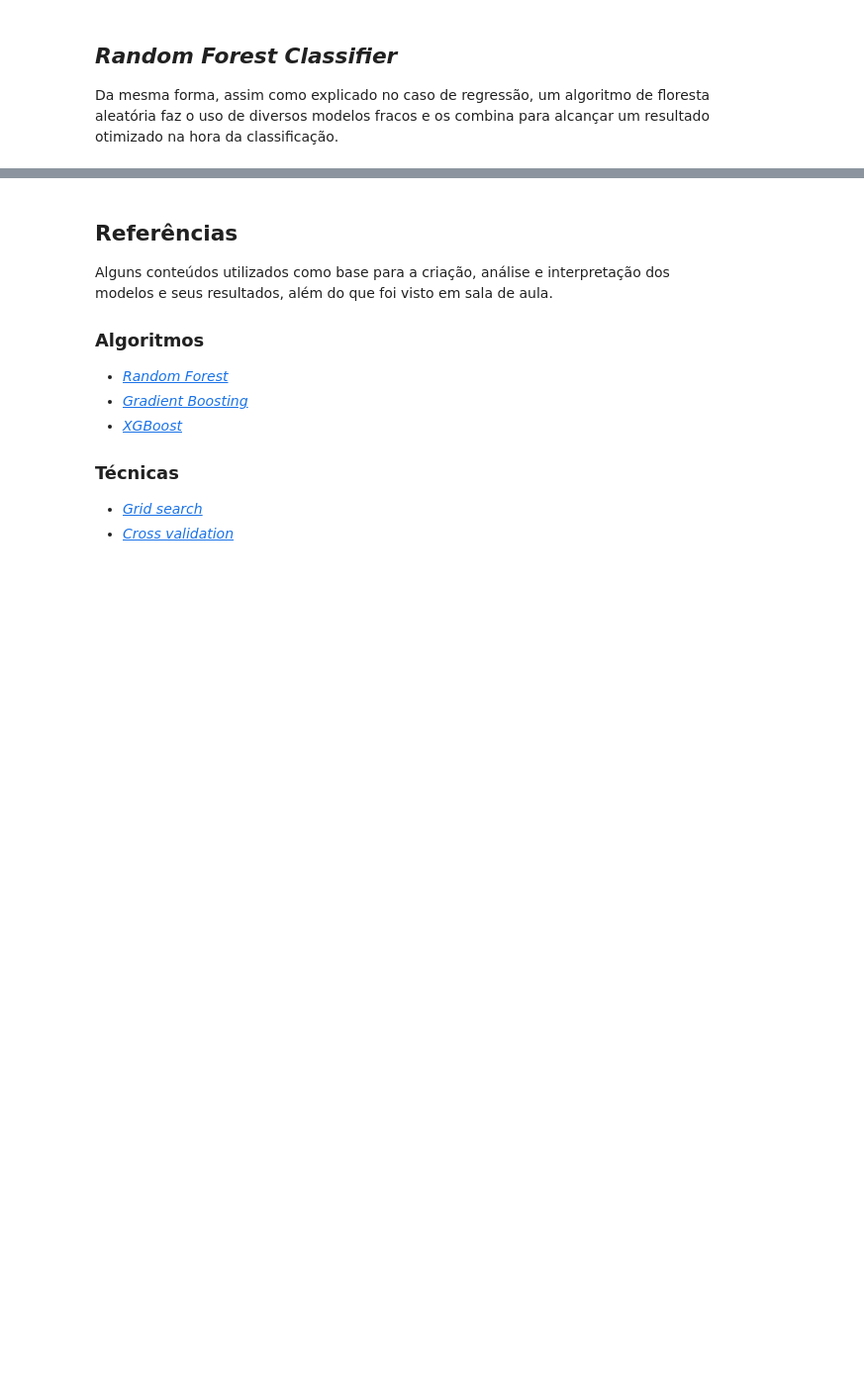
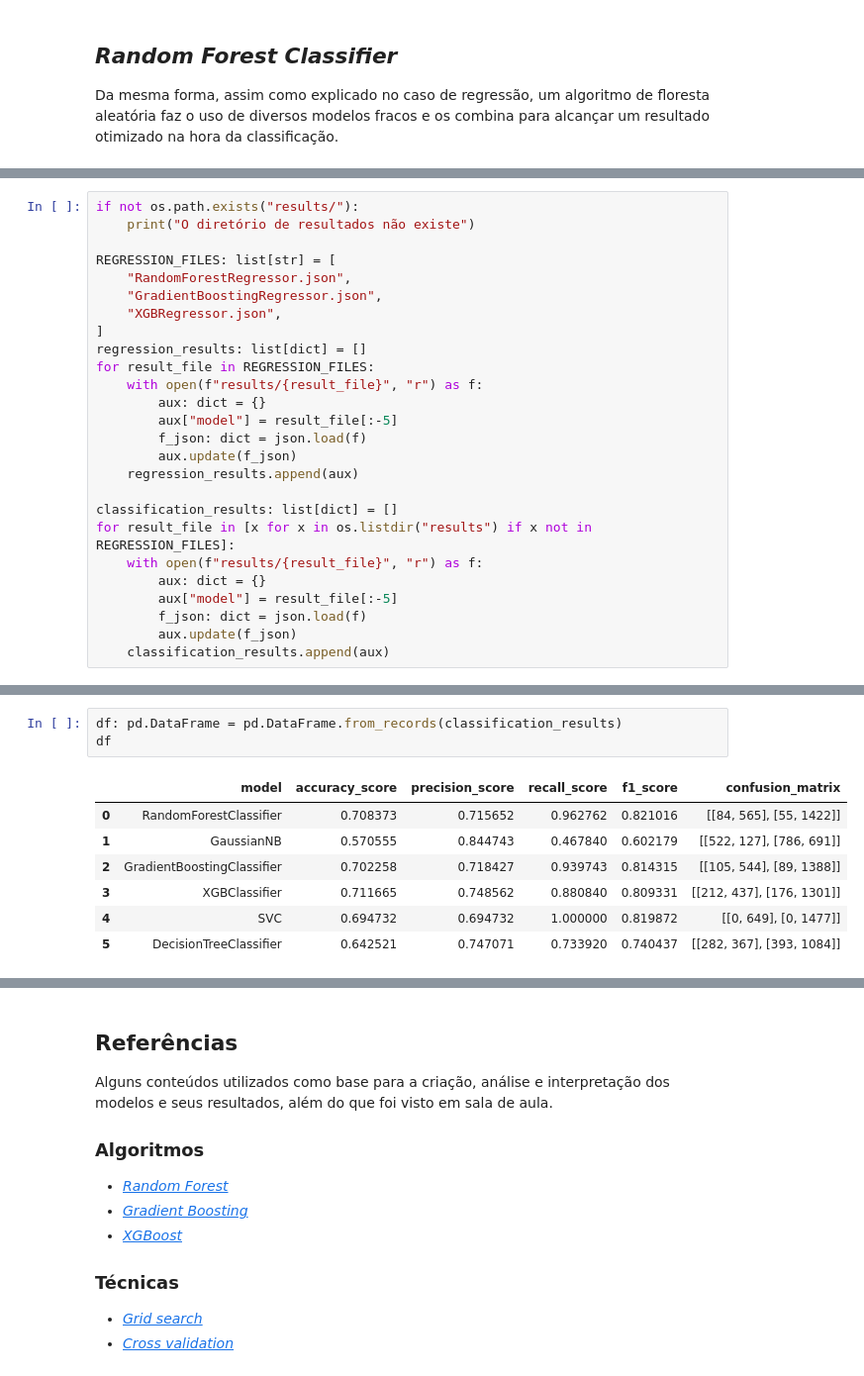
Before and after one commit to lframosferreira/ml-final-project, a Jupyter notebook: main.ipynb, the cells around one changed output, grey strips where cells are left out. Shown at 99% size. Drawn from its saved outputs; the diff is of its cells as text; blank space fills up the shorter version.

```diff
--- a/main.ipynb
+++ b/main.ipynb
@@ -627,0 +630,26 @@ print_run_info(file_path="results/XGBClassifier.json")
+# %%
+if not os.path.exists("results/"):
+    print("O diretório de resultados não existe")
+
+REGRESSION_FILES: list[str] = [
+    "RandomForestRegressor.json",
+    "GradientBoostingRegressor.json",
+    "XGBRegressor.json",
+]
+regression_results: list[dict] = []
+for result_file in REGRESSION_FILES:
+    with open(f"results/{result_file}", "r") as f:
+        aux: dict = {}
+        aux["model"] = result_file[:-5]
+        f_json: dict = json.load(f)
+        aux.update(f_json)
+    regression_results.append(aux)
+
+classification_results: list[dict] = []
+for result_file in [x for x in os.listdir("results") if x not in REGRESSION_FILES]:
+    with open(f"results/{result_file}", "r") as f:
+        aux: dict = {}
+        aux["model"] = result_file[:-5]
+        f_json: dict = json.load(f)
+        aux.update(f_json)
+    classification_results.append(aux)
@@ -628 +664,12 @@ print_run_info(file_path="results/XGBClassifier.json")
+# %%
+df: pd.DataFrame = pd.DataFrame.from_records(classification_results)
+df
+# %% [output]
+|  | model | accuracy_score | precision_score | recall_score | f1_score | confusion_matrix |
+| 0 | RandomForestClassifier | 0.708373 | 0.715652 | 0.962762 | 0.821016 | [[84, 565], [55, 1422]] |
+| 1 | GaussianNB | 0.570555 | 0.844743 | 0.467840 | 0.602179 | [[522, 127], [786, 691]] |
+| 2 | GradientBoostingClassifier | 0.702258 | 0.718427 | 0.939743 | 0.814315 | [[105, 544], [89, 1388]] |
+| 3 | XGBClassifier | 0.711665 | 0.748562 | 0.880840 | 0.809331 | [[212, 437], [176, 1301]] |
+| 4 | SVC | 0.694732 | 0.694732 | 1.000000 | 0.819872 | [[0, 649], [0, 1477]] |
+| 5 | DecisionTreeClassifier | 0.642521 | 0.747071 | 0.733920 | 0.740437 | [[282, 367], [393, 1084]] |
 # %% [markdown]
```
Also changed, not shown: parts of 21 cells of this notebook, 1 other file.
